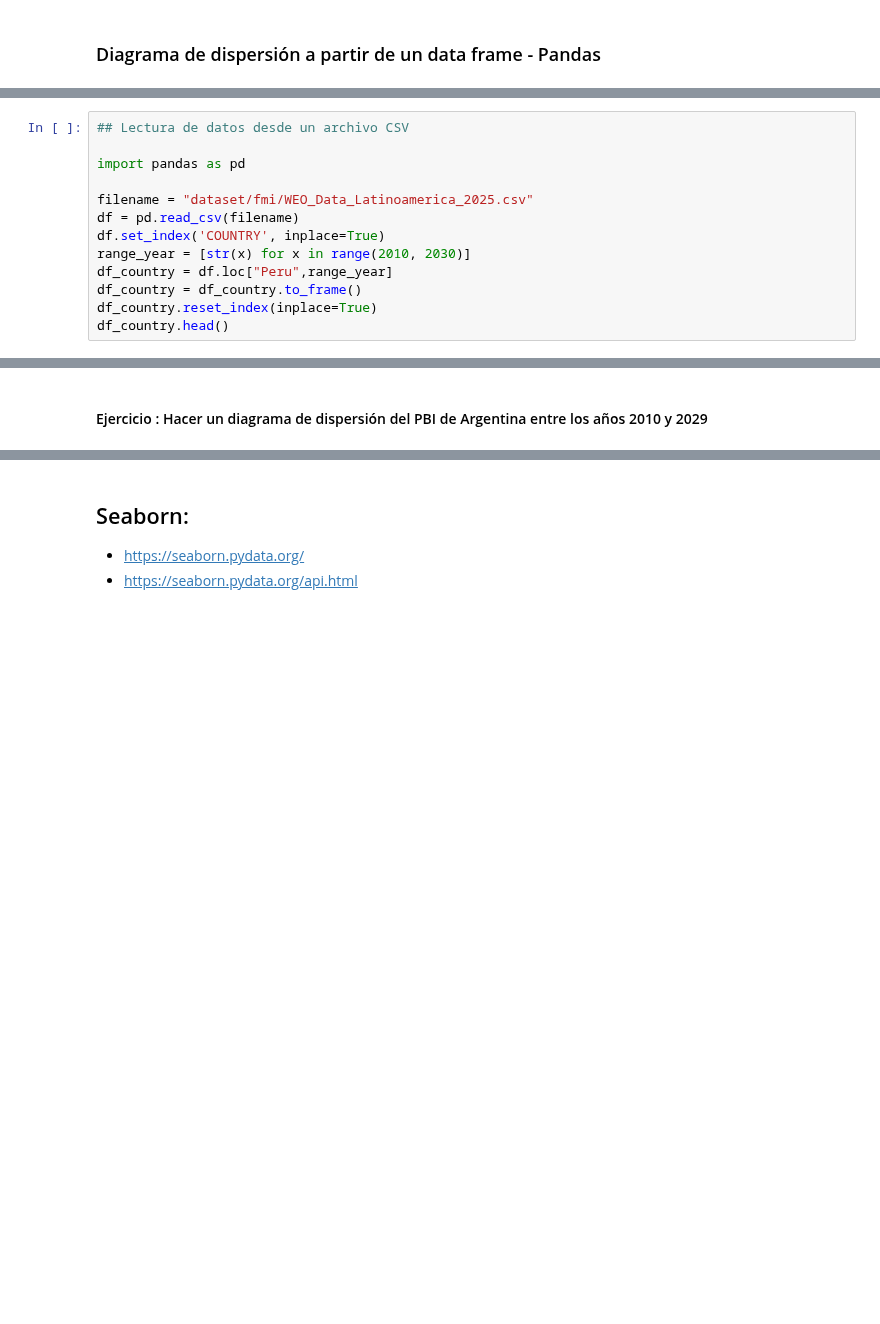
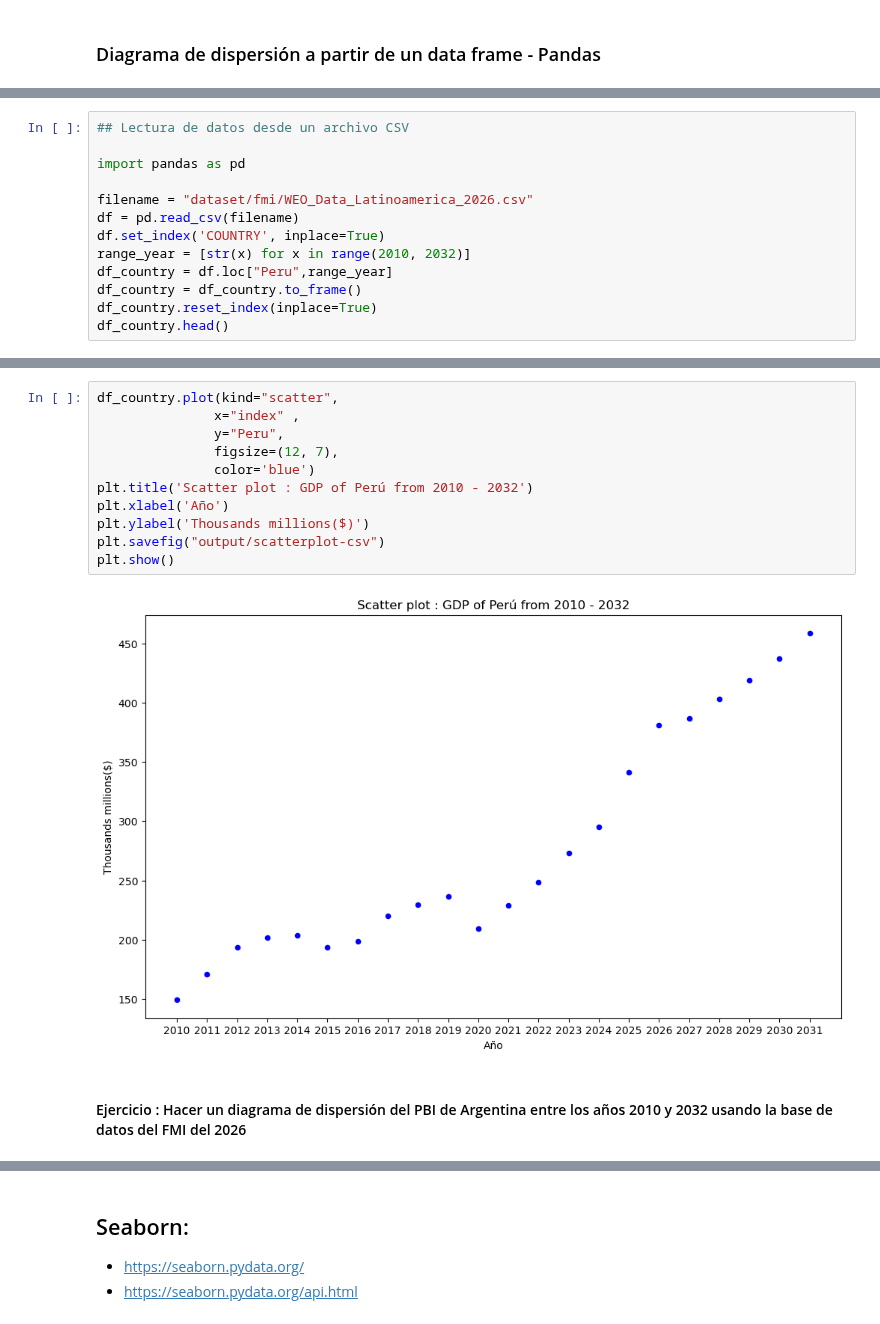
Before and after one commit to jgomezz/cpe_ciencia_datos_python, a Jupyter notebook: mod2_estadistica_y_visualizacion/semana_04_advanced_graph.ipynb, the cells around one changed output, grey strips where cells are left out. Cells and saved outputs as stored; diff of their text form; blank space fills up the shorter version.

```diff
--- a/mod2_estadistica_y_visualizacion/semana_04_advanced_graph.ipynb
+++ b/mod2_estadistica_y_visualizacion/semana_04_advanced_graph.ipynb
@@ -458,10 +481,10 @@ plt.show()
 
 import pandas as pd
 
-filename = "dataset/fmi/WEO_Data_Latinoamerica_2025.csv"
+filename = "dataset/fmi/WEO_Data_Latinoamerica_2026.csv"
 df = pd.read_csv(filename)
 df.set_index('COUNTRY', inplace=True)
-range_year = [str(x) for x in range(2010, 2030)]
+range_year = [str(x) for x in range(2010, 2032)]
 df_country = df.loc["Peru",range_year]
 df_country = df_country.to_frame()
 df_country.reset_index(inplace=True)
@@ -480,2 +512,15 @@ plt.show()
+# %%
+df_country.plot(kind="scatter",
+               x="index" ,
+               y="Peru",
+               figsize=(12, 7),
+               color='blue')
+plt.title('Scatter plot : GDP of Perú from 2010 - 2032')
+plt.xlabel('Año')
+plt.ylabel('Thousands millions($)')
+plt.savefig("output/scatterplot-csv")
+plt.show()
+# %% [output]
+[figure, added]
 # %% [markdown]
-#### Ejercicio : Hacer un diagrama de dispersión del PBI de Argentina entre los años 2010 y 2029
+#### Ejercicio : Hacer un diagrama de dispersión del PBI de Argentina entre los años 2010 y 2032 usando la base de datos del FMI del 2026
```
Also changed, not shown: parts of 12 cells of this notebook, 2 other files.
